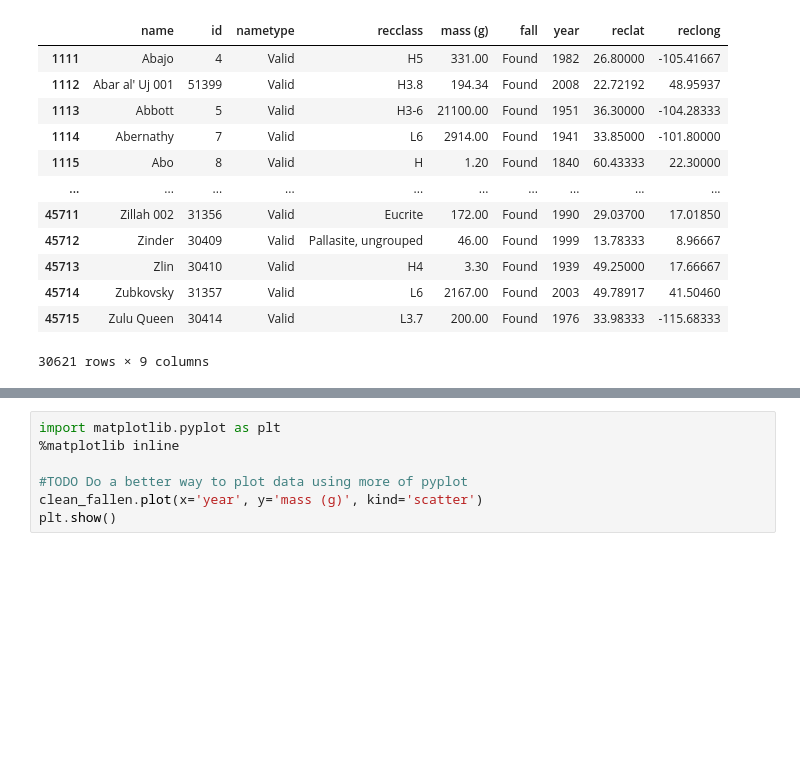
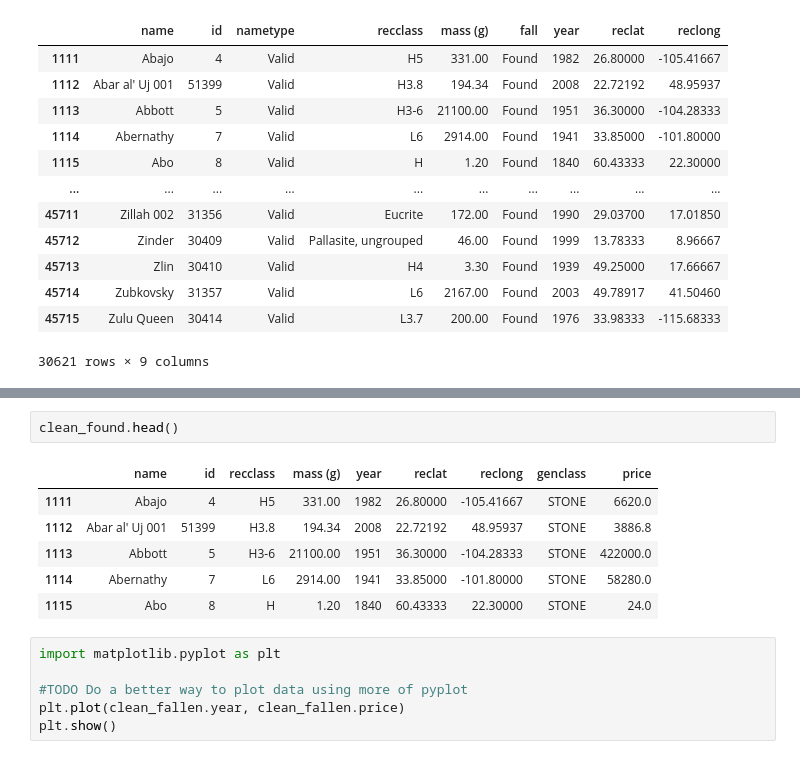
Before and after one commit to TheOceanMan7/meteorite-data, a Jupyter notebook: Meteorite_Landings.ipynb, the cells around one changed output, grey strips where cells are left out. Drawn from its saved outputs; the diff is of its cells as text; blank space fills up the shorter version.

```diff
--- a/Meteorite_Landings.ipynb
+++ b/Meteorite_Landings.ipynb
@@ -323,9 +314,17 @@ test.head()
+# %%
+clean_found.head()
+# %% [output]
+|  | name | id | recclass | mass (g) | year | reclat | reclong | genclass | price |
+| 1111 | Abajo | 4 | H5 | 331.00 | 1982 | 26.80000 | -105.41667 | STONE | 6620.0 |
+| 1112 | Abar al' Uj 001 | 51399 | H3.8 | 194.34 | 2008 | 22.72192 | 48.95937 | STONE | 3886.8 |
+| 1113 | Abbott | 5 | H3-6 | 21100.00 | 1951 | 36.30000 | -104.28333 | STONE | 422000.0 |
+| 1114 | Abernathy | 7 | L6 | 2914.00 | 1941 | 33.85000 | -101.80000 | STONE | 58280.0 |
+| 1115 | Abo | 8 | H | 1.20 | 1840 | 60.43333 | 22.30000 | STONE | 24.0 |
 # %%
 import matplotlib.pyplot as plt
-%matplotlib inline
 
 #TODO Do a better way to plot data using more of pyplot
-clean_fallen.plot(x='year', y='mass (g)', kind='scatter')
+plt.plot(clean_fallen.year, clean_fallen.price)
 plt.show()
 # %%
 plt.hist(clean_fallen['year'], edgecolor='white', bins=10)
```
Also changed, not shown: parts of 9 cells of this notebook.
